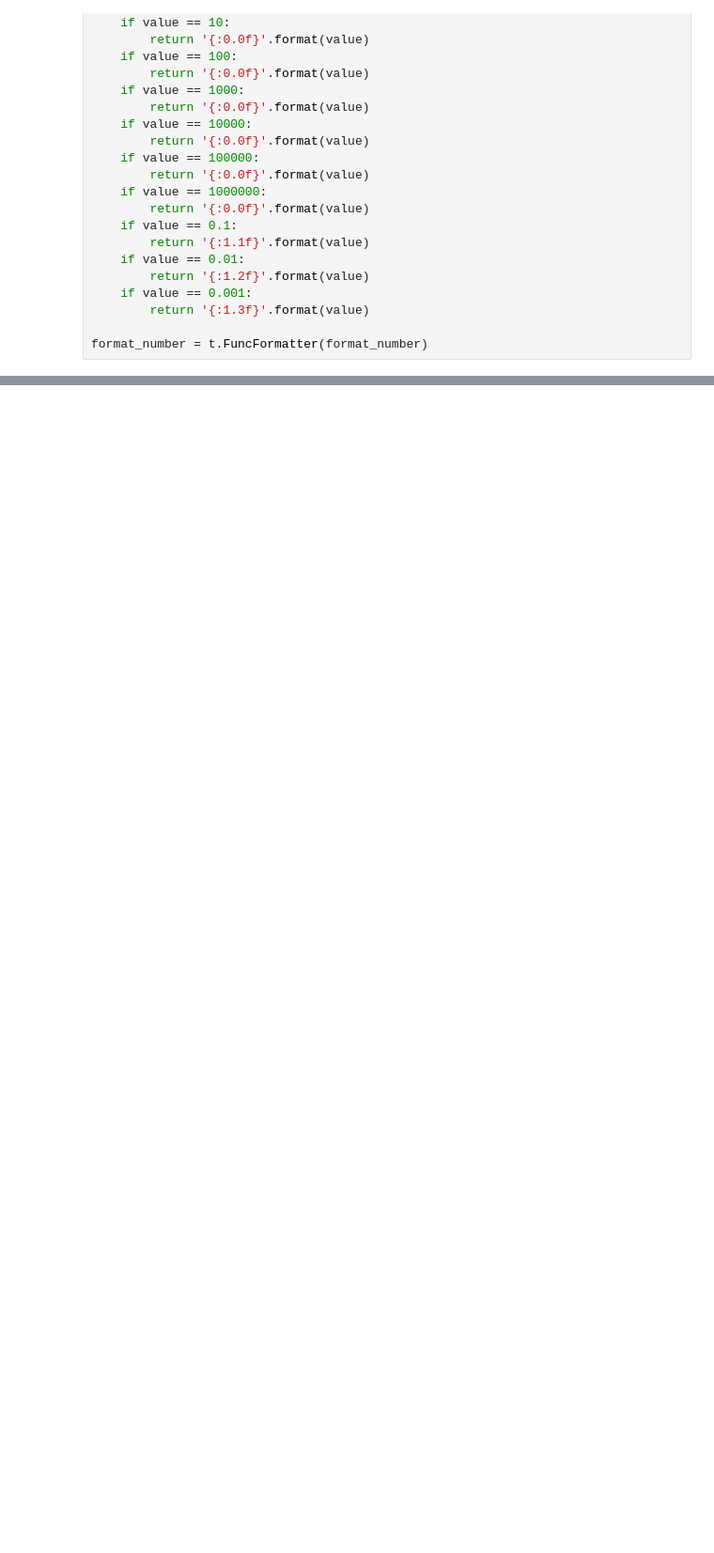
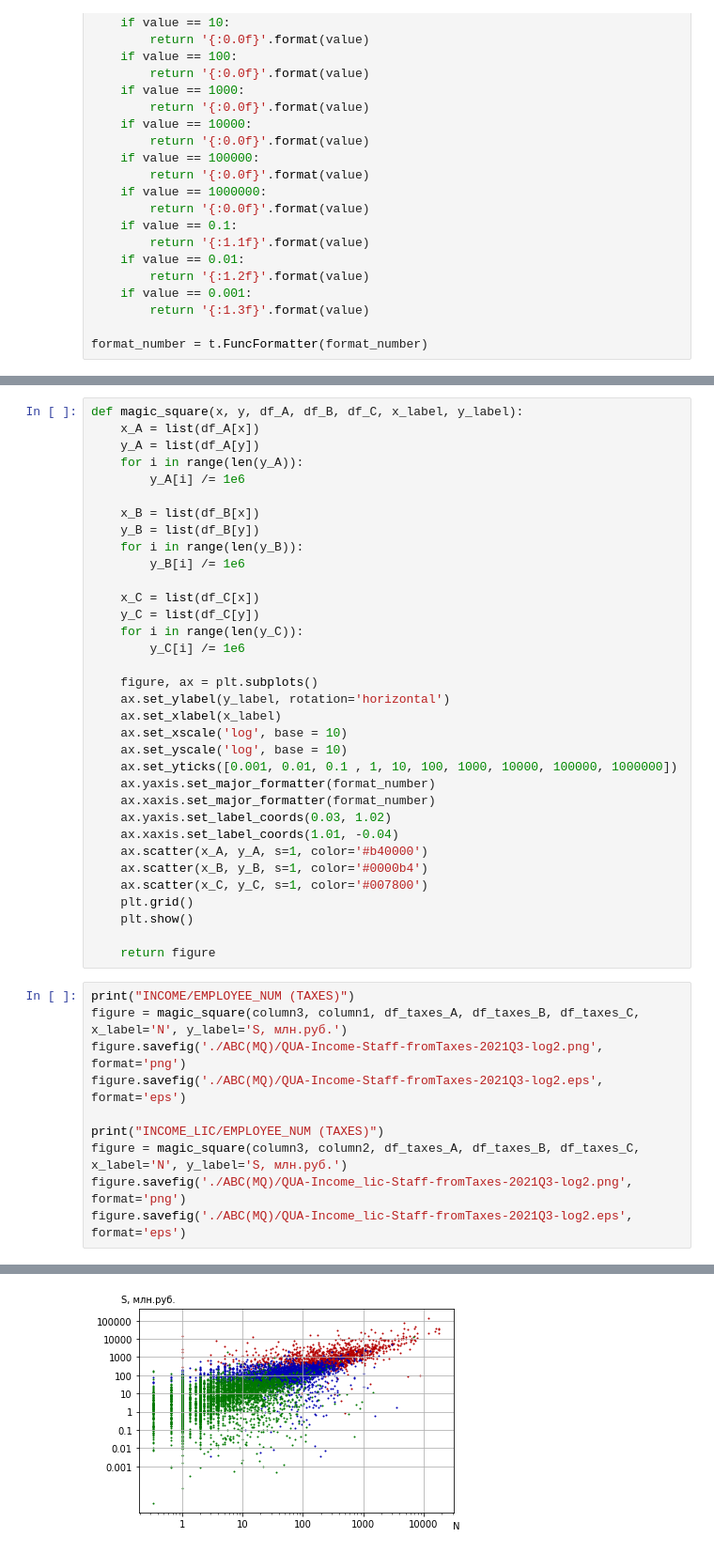
Before and after one commit to godofflipping/IT_Market, a Jupyter notebook: testing.ipynb, the cells around one changed output, grey strips where cells are left out. Shown: that part at 94% size. Saved outputs shown, nothing was run; the diff lists cells and outputs as text; blank space fills up the shorter version.

```diff
--- a/testing.ipynb
+++ b/testing.ipynb
@@ -207,0 +208,45 @@ TAXES
+# %%
+def magic_square(x, y, df_A, df_B, df_C, x_label, y_label):
+    x_A = list(df_A[x])
+    y_A = list(df_A[y])
+    for i in range(len(y_A)):
+        y_A[i] /= 1e6
+
+    x_B = list(df_B[x])
+    y_B = list(df_B[y])
+    for i in range(len(y_B)):
+        y_B[i] /= 1e6
+
+    x_C = list(df_C[x])
+    y_C = list(df_C[y])
+    for i in range(len(y_C)):
+        y_C[i] /= 1e6
+
+    figure, ax = plt.subplots()
+    ax.set_ylabel(y_label, rotation='horizontal')
+    ax.set_xlabel(x_label)
+    ax.set_xscale('log', base = 10)
+    ax.set_yscale('log', base = 10)
+    ax.set_yticks([0.001, 0.01, 0.1 , 1, 10, 100, 1000, 10000, 100000, 1000000])
+    ax.yaxis.set_major_formatter(format_number)
+    ax.xaxis.set_major_formatter(format_number)
+    ax.yaxis.set_label_coords(0.03, 1.02)
+    ax.xaxis.set_label_coords(1.01, -0.04)
+    ax.scatter(x_A, y_A, s=1, color='#b40000')
+    ax.scatter(x_B, y_B, s=1, color='#0000b4')
+    ax.scatter(x_C, y_C, s=1, color='#007800')
+    plt.grid()
+    plt.show()
+
+    return figure
+# %%
+print("INCOME/EMPLOYEE_NUM (TAXES)")
+figure = magic_square(column3, column1, df_taxes_A, df_taxes_B, df_taxes_C, x_label='N', y_label='S, млн.руб.')
+figure.savefig('./ABC(MQ)/QUA-Income-Staff-fromTaxes-2021Q3-log2.png', format='png')
+figure.savefig('./ABC(MQ)/QUA-Income-Staff-fromTaxes-2021Q3-log2.eps', format='eps')
+
+print("INCOME_LIC/EMPLOYEE_NUM (TAXES)")
+figure = magic_square(column3, column2, df_taxes_A, df_taxes_B, df_taxes_C, x_label='N', y_label='S, млн.руб.')
+figure.savefig('./ABC(MQ)/QUA-Income_lic-Staff-fromTaxes-2021Q3-log2.png', format='png')
+figure.savefig('./ABC(MQ)/QUA-Income_lic-Staff-fromTaxes-2021Q3-log2.eps', format='eps')
+# %% [output]
@@ -207,0 +254 @@ TAXES
+[figure, added]
```
Also changed, not shown: parts of 8 cells of this notebook.
